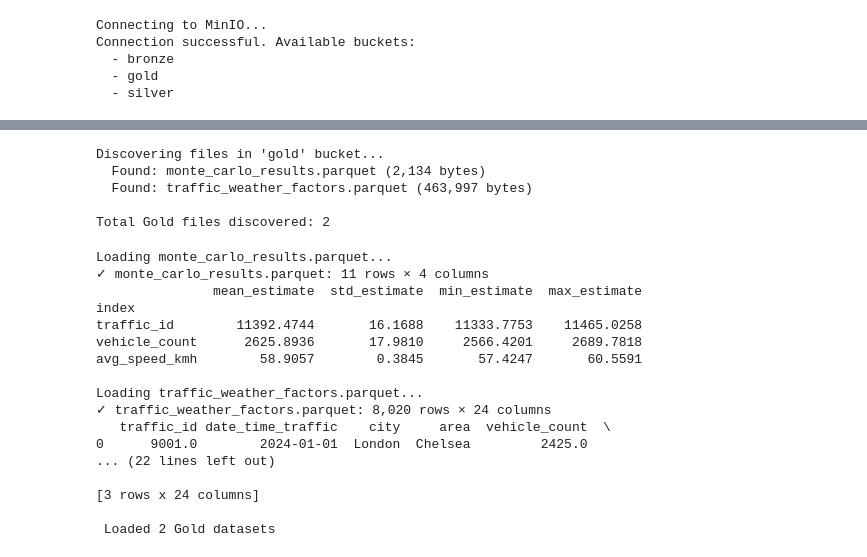
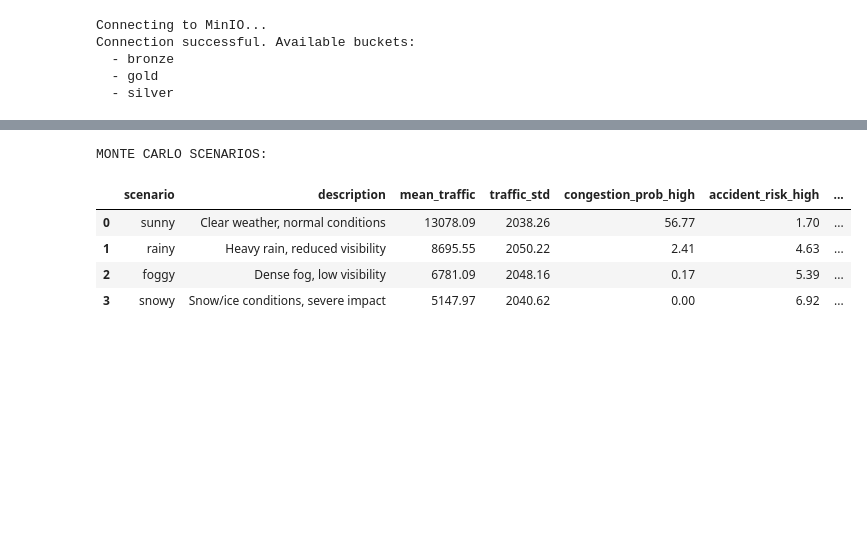
Before and after one commit to Fares403/urban-traffic-data-lake-project, a Jupyter notebook: notebooks/Analysis.ipynb, the cells around one changed output, grey strips where cells are left out. Saved outputs shown, nothing was run; the diff lists cells and outputs as text; code cells hidden in the pictures; blank space fills up the shorter version.

```diff
--- a/notebooks/Analysis.ipynb
+++ b/notebooks/Analysis.ipynb
@@ -71,19 +88,0 @@ Total: 2 Parquet files
-# %%
-# Step 1: Discover Gold bucket files (RUN THIS FIRST)
-gold_bucket = "gold"
-gold_files = []
-
-print(f"Discovering files in '{gold_bucket}' bucket...")
-objects = client.list_objects(gold_bucket, recursive=True)
-for obj in objects:
-    if obj.object_name.endswith('.parquet'):
-        print(f"  Found: {obj.object_name} ({obj.size:,} bytes)")
-        gold_files.append(obj.object_name)
-
-print(f"\nTotal Gold files discovered: {len(gold_files)}")
-# %% [output]
-Discovering files in 'gold' bucket...
-  Found: monte_carlo_results.parquet (2,134 bytes)
-  Found: traffic_weather_factors.parquet (463,997 bytes)
-
-Total Gold files discovered: 2
@@ -90,35 +91,18 @@ Total Gold files discovered: 2
 # %%
-# Step 2: Load Gold files (NOW gold_files exists)
-gold_dataframes = {}
+# MONTE CARLO SCENARIOS
+import pandas as pd
+import io
 
-for file_name in gold_files:  # Now this works!
-    print(f"\nLoading {file_name}...")
-    try:
-        response = client.get_object(gold_bucket, file_name)
-        df = pd.read_parquet(io.BytesIO(response.read()))
-        response.close()
-        gold_dataframes[file_name] = df
-        print(f"✓ {file_name}: {df.shape[0]:,} rows × {df.shape[1]} columns")
-        print(df.head(3))
-    except Exception as e:
-        print(f"✗ Error: {e}")
+response = client.get_object("gold", "monte_carlo_scenarios.parquet")
+scenarios_df = pd.read_parquet(io.BytesIO(response.read()))
+response.close()
 
-print(f"\n Loaded {len(gold_dataframes)} Gold datasets")
+print("MONTE CARLO SCENARIOS:")
+scenarios_df
 # %% [output]
-Loading monte_carlo_results.parquet...
-✓ monte_carlo_results.parquet: 11 rows × 4 columns
-               mean_estimate  std_estimate  min_estimate  max_estimate
-index
-traffic_id        11392.4744       16.1688    11333.7753    11465.0258
-vehicle_count      2625.8936       17.9810     2566.4201     2689.7818
-avg_speed_kmh        58.9057        0.3845       57.4247       60.5591
-
-Loading traffic_weather_factors.parquet...
-✓ traffic_weather_factors.parquet: 8,020 rows × 24 columns
-   traffic_id date_time_traffic    city     area  vehicle_count  \
-0      9001.0        2024-01-01  London  Chelsea         2425.0
-... (22 lines left out)
-
-[3 rows x 24 columns]
-
- Loaded 2 Gold datasets
+MONTE CARLO SCENARIOS:
+|  | scenario | description | mean_traffic | traffic_std | congestion_prob_high | accident_risk_high | ... |
+| 0 | sunny | Clear weather, normal conditions | 13078.09 | 2038.26 | 56.77 | 1.70 | ... |
+| 1 | rainy | Heavy rain, reduced visibility | 8695.55 | 2050.22 | 2.41 | 4.63 | ... |
+| 2 | foggy | Dense fog, low visibility | 6781.09 | 2048.16 | 0.17 | 5.39 | ... |
+| 3 | snowy | Snow/ice conditions, severe impact | 5147.97 | 2040.62 | 0.00 | 6.92 | ... |
```
Also changed, not shown: parts of 17 cells of this notebook, 12 other files.
